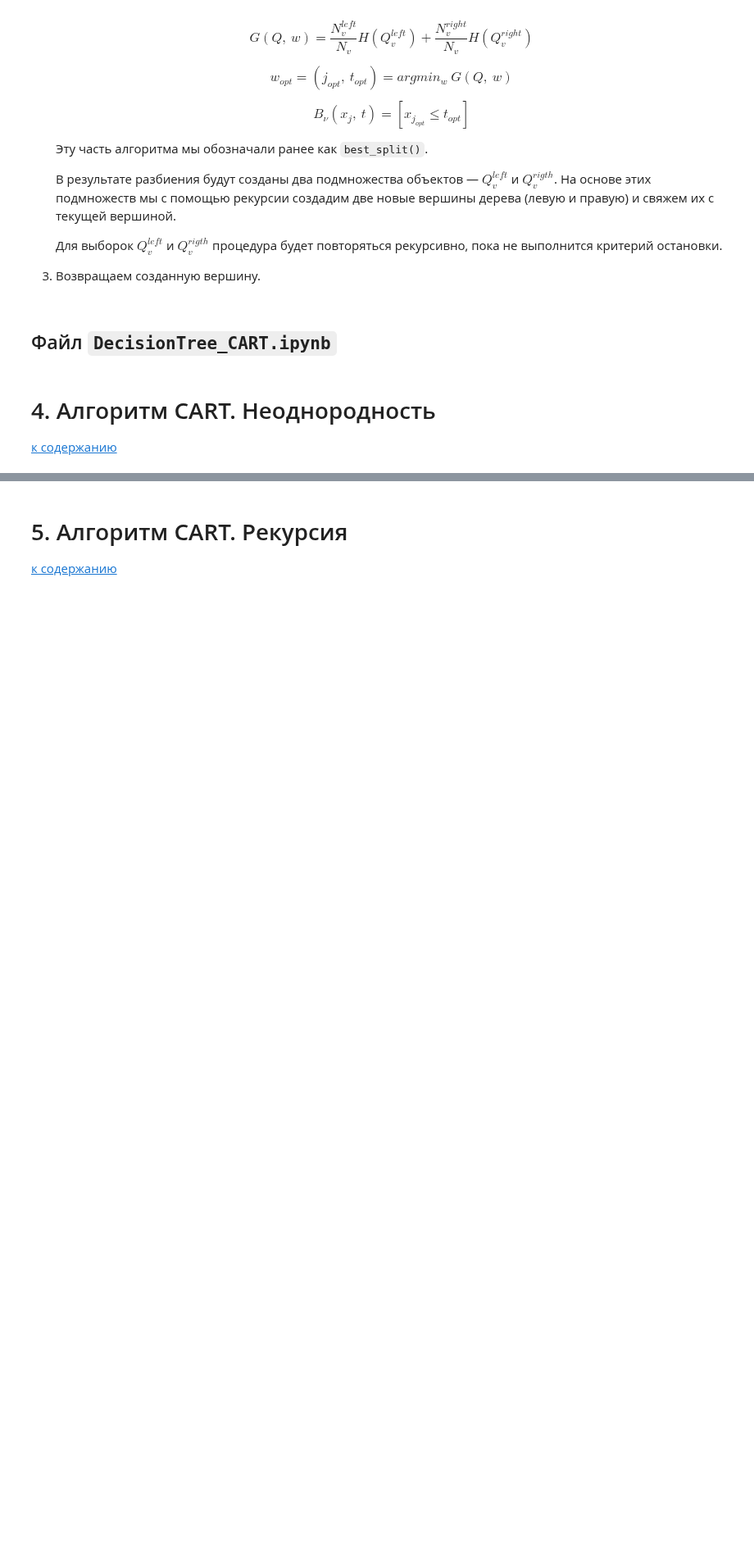
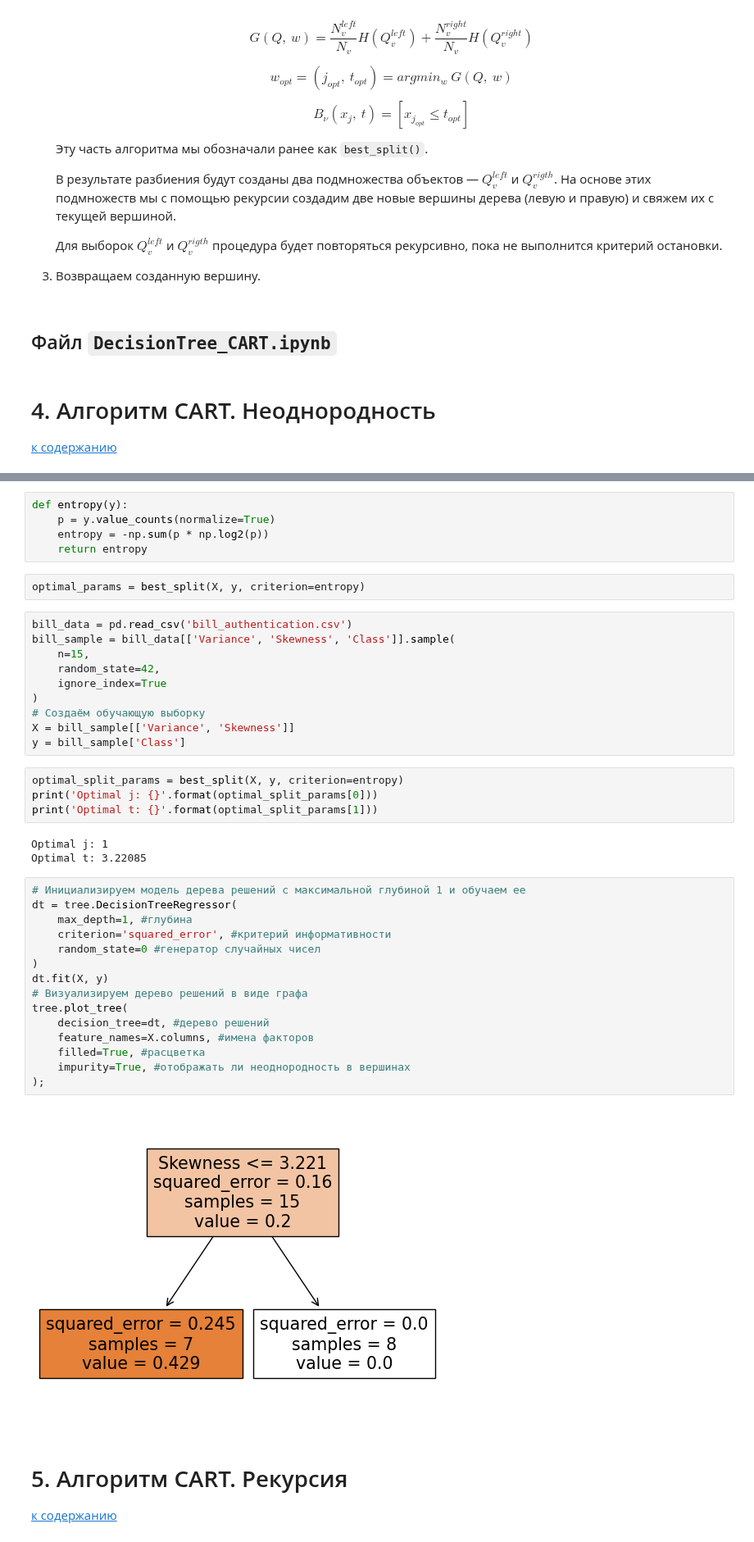
Before and after one commit to hoittoken/Python, a Jupyter notebook: Py/Math&ML/math&ml-8 decision tree/math&ml-8 lecture.ipynb, the cells around one changed output, grey strips where cells are left out. Shown at 82% size. Cells and saved outputs as stored; diff of their text form; blank space fills up the shorter version.

```diff
--- a/Py/Math&ML/math&ml-8 decision tree/math&ml-8 lecture.ipynb
+++ b/Py/Math&ML/math&ml-8 decision tree/math&ml-8 lecture.ipynb
@@ -184,3 +323,44 @@ $B_{\nu }(x_j,\ t)\ =\ [x_j\le t]$
+# %%
+def entropy(y):
+    p = y.value_counts(normalize=True)
+    entropy = -np.sum(p * np.log2(p))
+    return entropy
+# %%
+optimal_params = best_split(X, y, criterion=entropy)
+# %%
+bill_data = pd.read_csv('bill_authentication.csv')
+bill_sample = bill_data[['Variance', 'Skewness', 'Class']].sample(
+    n=15,
+    random_state=42,
+    ignore_index=True
+)
+# Создаём обучающую выборку
+X = bill_sample[['Variance', 'Skewness']]
+y = bill_sample['Class']
+# %%
+optimal_split_params = best_split(X, y, criterion=entropy)
+print('Optimal j: {}'.format(optimal_split_params[0]))
+print('Optimal t: {}'.format(optimal_split_params[1]))
+# %% [output]
+Optimal j: 1
+Optimal t: 3.22085
+# %%
+# Инициализируем модель дерева решений с максимальной глубиной 1 и обучаем ее
+dt = tree.DecisionTreeRegressor(
+    max_depth=1, #глубина
+    criterion='squared_error', #критерий информативности
+    random_state=0 #генератор случайных чисел
+)
+dt.fit(X, y)
+# Визуализируем дерево решений в виде графа
+tree.plot_tree(
+    decision_tree=dt, #дерево решений
+    feature_names=X.columns, #имена факторов
+    filled=True, #расцветка
+    impurity=True, #отображать ли неоднородность в вершинах
+);
+# %% [output]
+[figure, added]
 # %% [markdown]
 # 5. Алгоритм CART. Рекурсия <a class="anchor" id=5></a>
 
```
Also changed, not shown: parts of 33 cells of this notebook, 10 other files.
